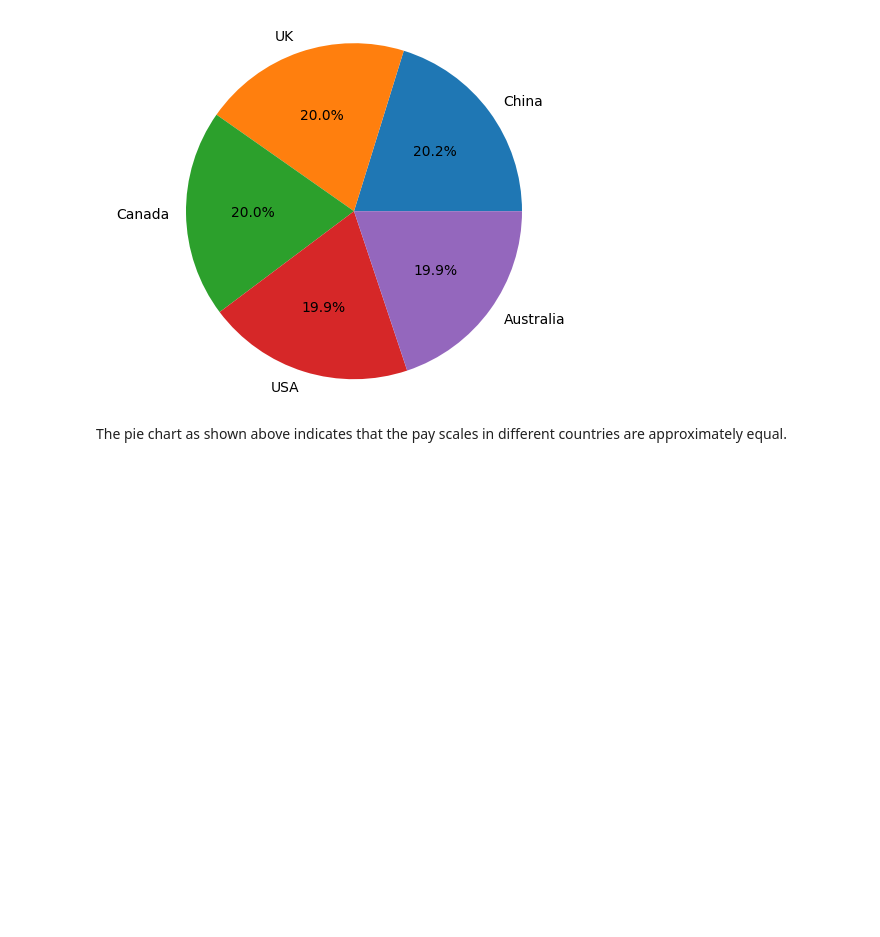
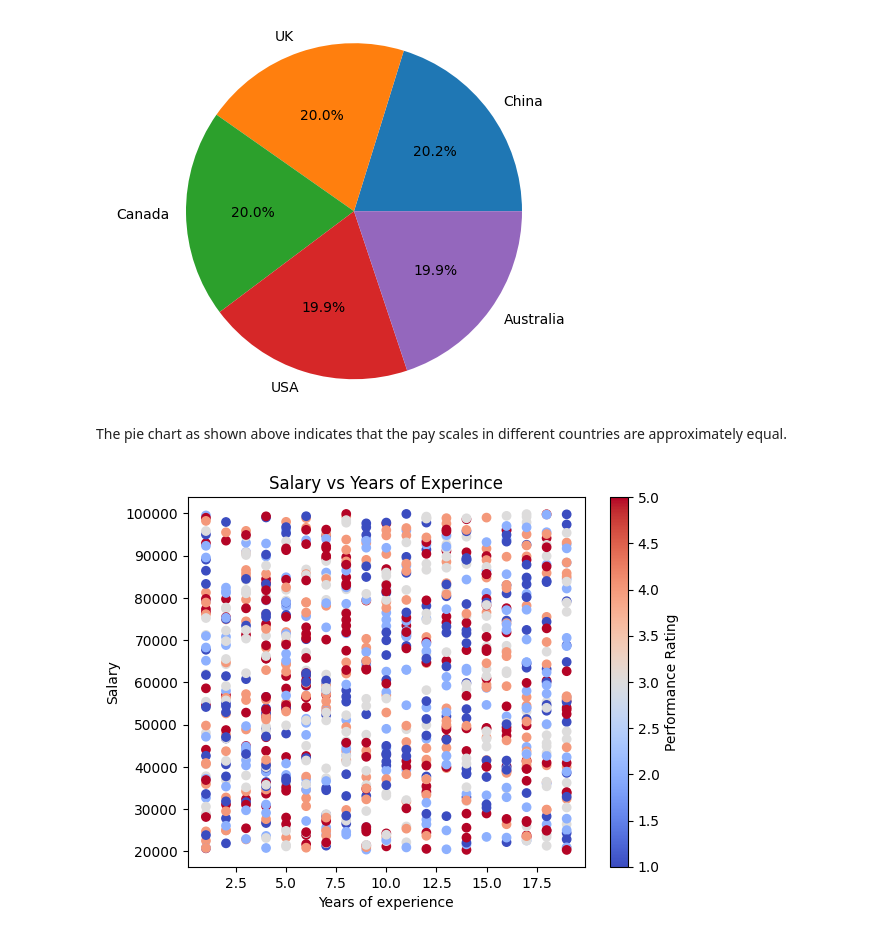
Before and after one commit to IVYMWAI/PayStats, a Jupyter notebook: Data Analysis with Python.ipynb, the cells around one changed output. Saved outputs shown, nothing was run; the diff lists cells and outputs as text; code cells hidden in the pictures; blank space fills up the shorter version.

```diff
--- a/Data Analysis with Python.ipynb
+++ b/Data Analysis with Python.ipynb
@@ -116,3 +116,27 @@ plt.show()
 [figure]
 # %% [markdown]
 The pie chart as shown above indicates that the pay scales in different countries are approximately equal.
+# %%
+#USING A SCATTERPLOT TO VISUALIZE THE RELATIONSHIP BETWEEN SALARY AND YEARS OF EXPERIENCE
+#Generating random data for years of experience and salary
+# (displaying all the data points on a scatter plot may result in overplotting)
+import numpy as np
+import matplotlib.pyplot as plt
+np.random.seed(0)
+years_of_experience=np.random.randint(1,20,size=1000)
+salary=np.random.randint(20000,100000,size=1000)
+performance_rating=np.random.randint(1,6,size=1000)
+
+plt.scatter(years_of_experience,salary,c=performance_rating,cmap="coolwarm")
+
+#Adding color bar
+cbar=plt.colorbar()
+cbar.set_label("Performance Rating")
+
+plt.xlabel("Years of experience")
+plt.ylabel("Salary")
+plt.title("Salary vs Years of Experince")
+
+plt.show()
+# %% [output]
+[figure, added]
```
Also changed, not shown: parts of 2 cells of this notebook.
